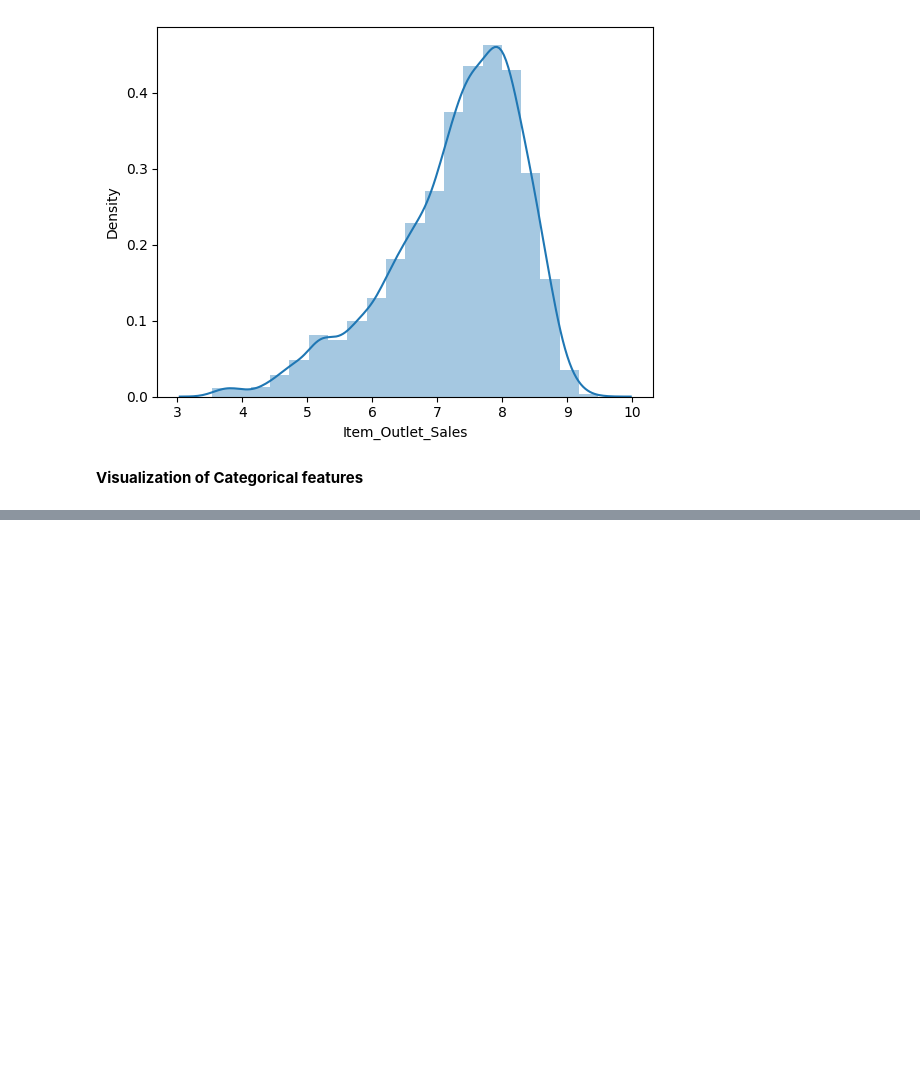
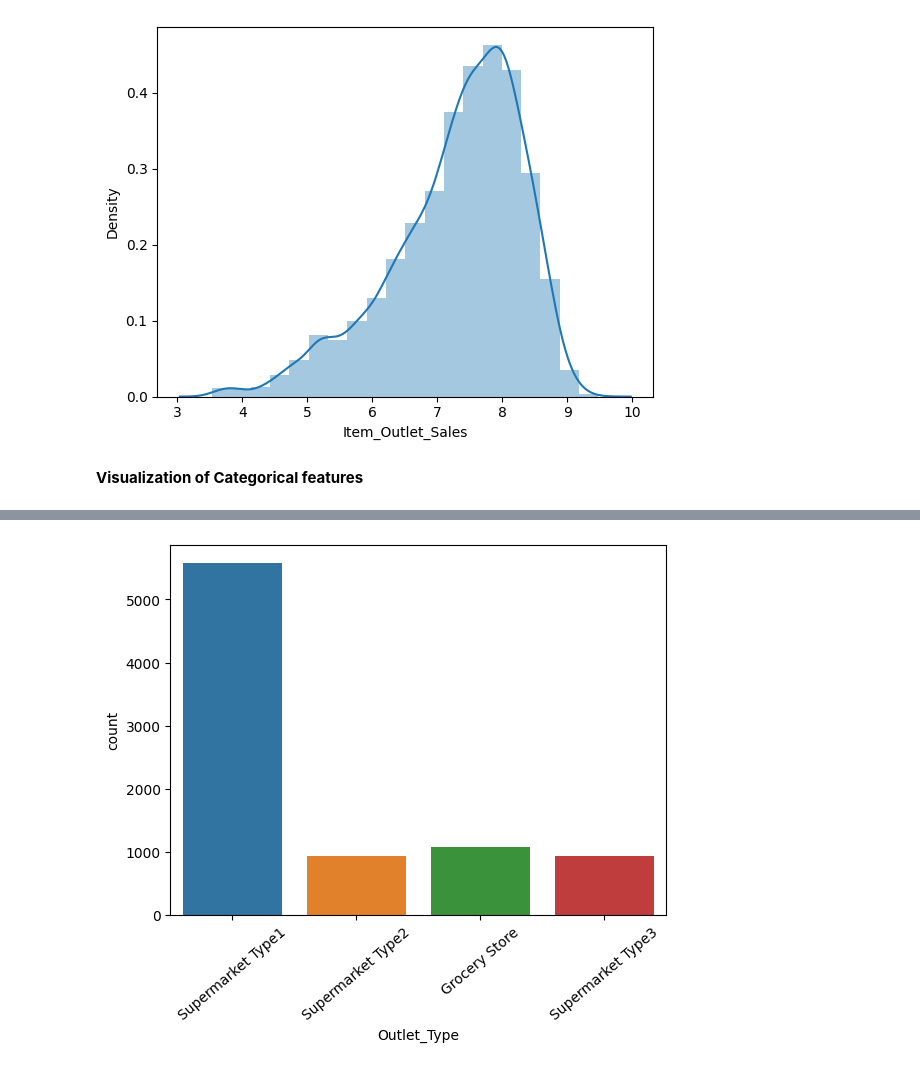
Before and after one commit to prateekkosta/Big-Mart-sales-analysis-, a Jupyter notebook: BigMart_Data_Analysis.ipynb, the cells around one changed output, grey strips where cells are left out. Saved outputs shown, nothing was run; the diff lists cells and outputs as text; code cells hidden in the pictures; blank space fills up the shorter version.

```diff
--- a/BigMart_Data_Analysis.ipynb
+++ b/BigMart_Data_Analysis.ipynb
@@ -421,0 +401,6 @@ Successfully installed matplotlib-3.8.0 seaborn-0.13.0
+# %%
+Outlet_Type_Vis= sns.countplot(x= 'Outlet_Type', data= df)
+Outlet_Type_Vis.set_xticklabels(Outlet_Type_Vis.get_xticklabels(), rotation= 40)
+None
+# %% [output]
+[figure, added]
```
Also changed, not shown: parts of 12 cells of this notebook.
